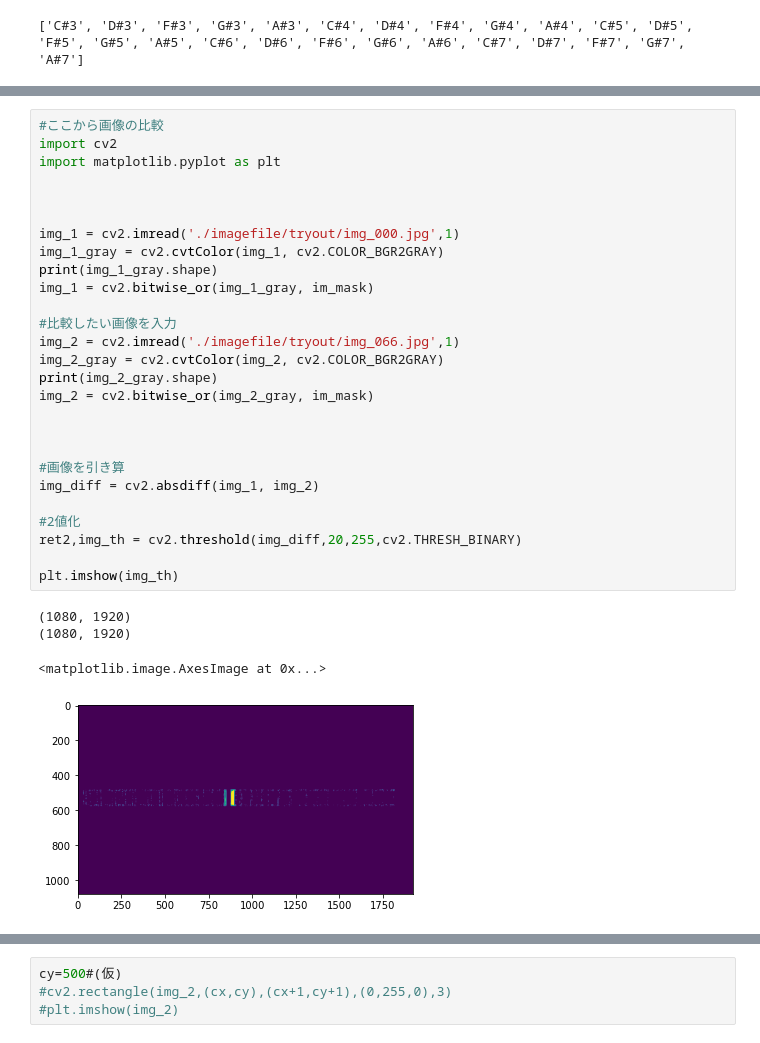
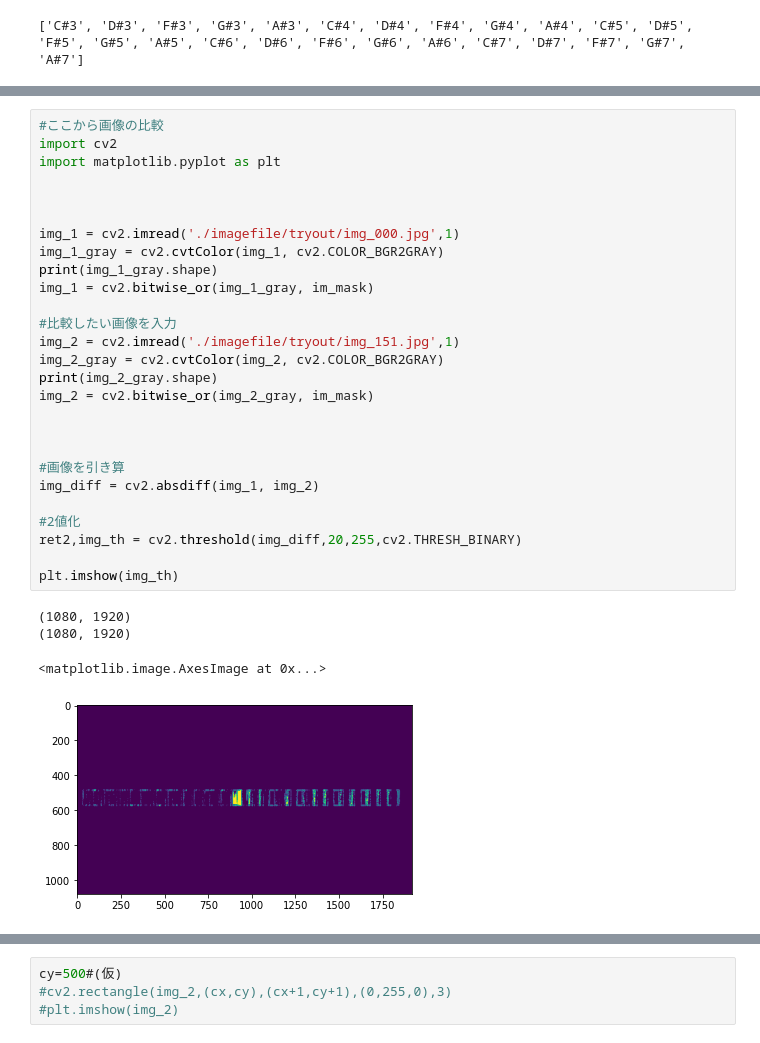
Before and after one commit to rasseimu/kakenkeyboard, a Jupyter notebook: keyboard/doremi_ok.ipynb, the cells around one changed output, grey strips where cells are left out. Drawn from its saved outputs; the diff is of its cells as text.

```diff
--- a/keyboard/doremi_ok.ipynb
+++ b/keyboard/doremi_ok.ipynb
@@ -440,35 +440,35 @@ print(xleft2)
 # %%
 #ここから画像の比較
 import cv2
 import matplotlib.pyplot as plt
 
 
 
 img_1 = cv2.imread('./imagefile/tryout/img_000.jpg',1)
 img_1_gray = cv2.cvtColor(img_1, cv2.COLOR_BGR2GRAY)
 print(img_1_gray.shape)
 img_1 = cv2.bitwise_or(img_1_gray, im_mask)
 
 #比較したい画像を入力
-img_2 = cv2.imread('./imagefile/tryout/img_066.jpg',1)
+img_2 = cv2.imread('./imagefile/tryout/img_151.jpg',1)
 img_2_gray = cv2.cvtColor(img_2, cv2.COLOR_BGR2GRAY)
 print(img_2_gray.shape)
 img_2 = cv2.bitwise_or(img_2_gray, im_mask)
 
 
 
 #画像を引き算
 img_diff = cv2.absdiff(img_1, img_2)
 
 #2値化
 ret2,img_th = cv2.threshold(img_diff,20,255,cv2.THRESH_BINARY)
 
 plt.imshow(img_th)
 # %% [output]
 (1080, 1920)
 (1080, 1920)
 <matplotlib.image.AxesImage at 0x...>
-[figure, old version]
+[figure, new version]
 # %%
  # アパーチャーサイズ 3, 5, or 7 など 1 より大きい奇数。数値が大きいほどぼかしが出る。
 ksize=3
```
Also changed, not shown: parts of 21 cells of this notebook.
